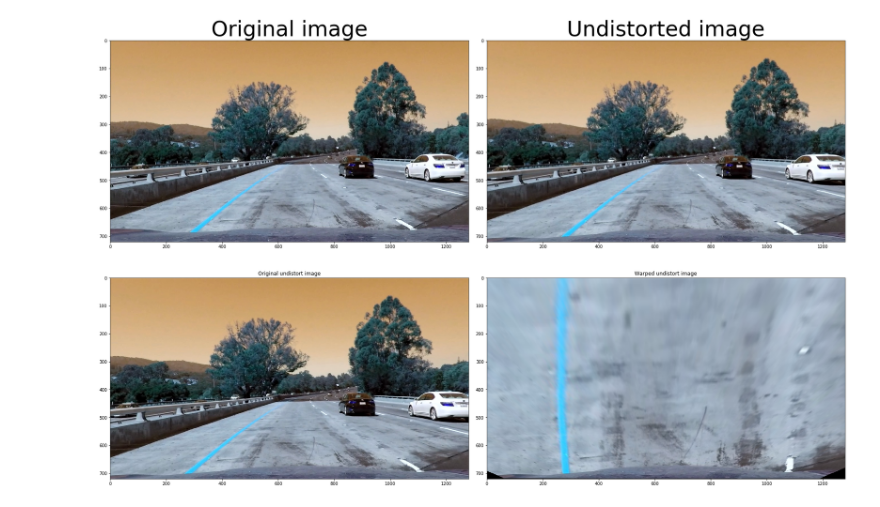
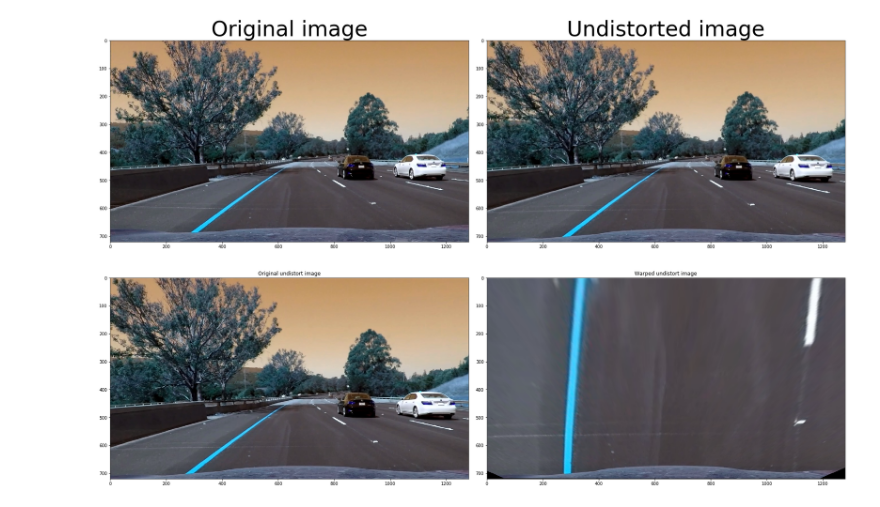
Before and after one commit to salabson/CarND-Advance-Lane-Line, a Jupyter notebook: P2.ipynb, the cells around one changed output. Cells and saved outputs as stored; diff of their text form; code cells hidden in the pictures.

```diff
--- a/P2.ipynb
+++ b/P2.ipynb
@@ -46,19 +46,19 @@ def correct_distortion(img, objpoints, imgpoints):
     return undistort
 # %%
 objpts, imgpts = measure_distortion()
-img = cv2.imread('test_images/test1.jpg')
+img = cv2.imread('test_images/test6.jpg')
 
 undist = correct_distortion(img, objpts, imgpts)
 
 f, (ax1, ax2) = plt.subplots(1, 2, figsize=(24, 9))
 f.tight_layout()
 ax1.imshow(img)
 ax1.set_title('Original image', fontsize=50)
 ax2.imshow(undist)
 ax2.set_title('Undistorted image', fontsize=50)
 plt.subplots_adjust(left=0, right=1, top=0.8, bottom=0)
 # %% [output]
-[figure, old version]
+[figure, new version]
 # %%
 # perform perspective transform
 def warp(img):
@@ -87,4 +87,4 @@ ax2.imshow(warped)
 ax2.set_title('Warped undistort image')
 f.subplots_adjust(left=0, right=1, top=0.8, bottom=0)
 # %% [output]
-[figure, old version]
+[figure, new version]
```
Also changed, not shown: parts of 6 cells of this notebook.
